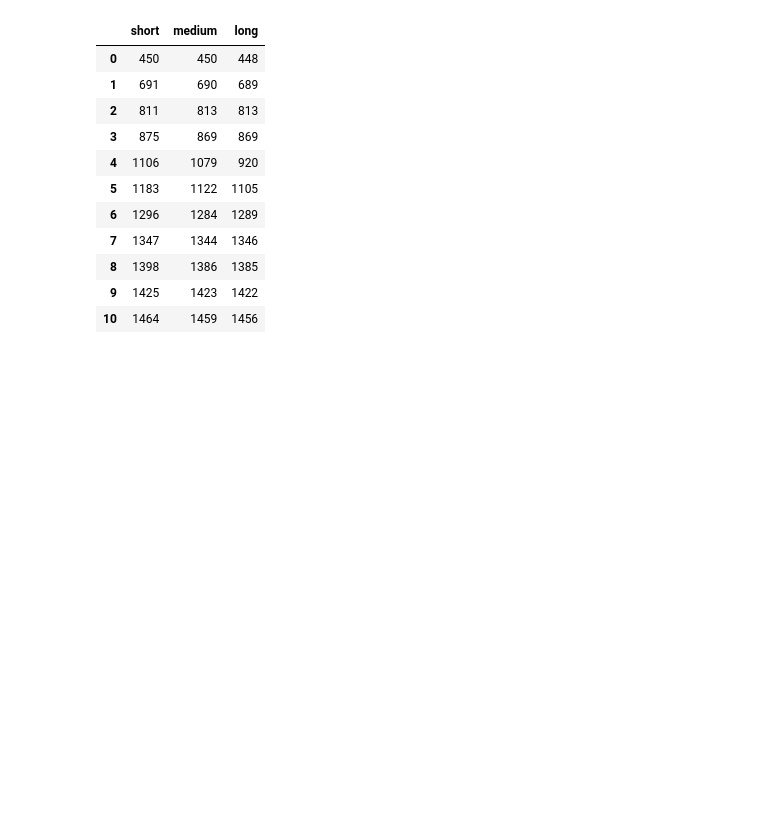
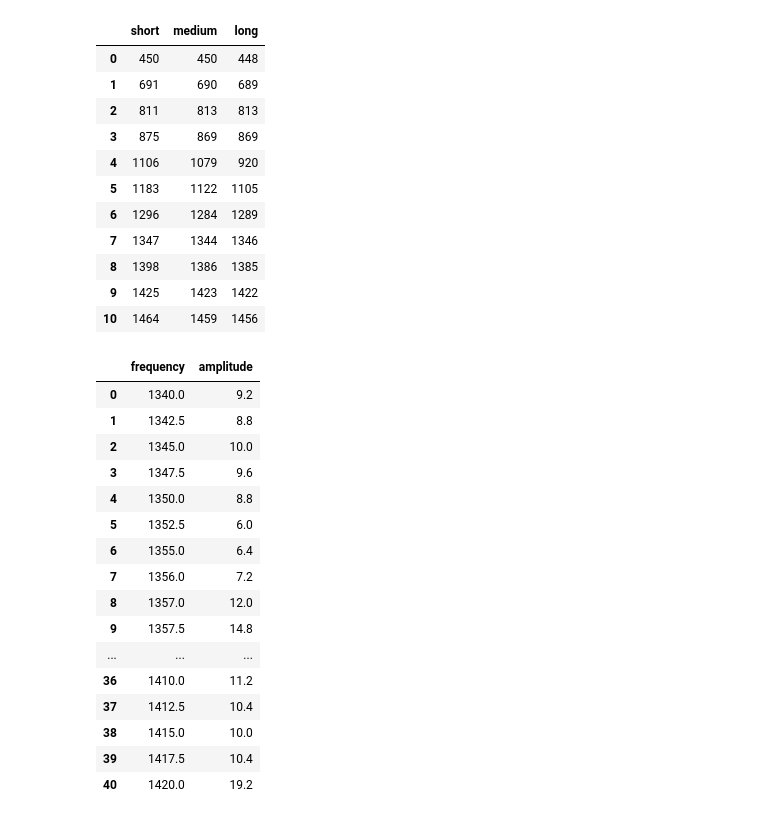
Before and after one commit to declan-healy/acoustic-resonant-chamber, a Jupyter notebook: M2_Normal_modes_in_an_acoustic_chamber.ipynb, the cells around one changed output. Saved outputs shown, nothing was run; the diff lists cells and outputs as text; code cells hidden in the pictures; blank space fills up the shorter version.

```diff
--- a/M2_Normal_modes_in_an_acoustic_chamber.ipynb
+++ b/M2_Normal_modes_in_an_acoustic_chamber.ipynb
@@ -67,3 +51,24 @@ measured
 | 8 | 1398 | 1386 | 1385 |
 | 9 | 1425 | 1423 | 1422 |
 | 10 | 1464 | 1459 | 1456 |
+# %%
+short = pd.read_csv("short.csv", usecols = ['frequency', 'amplitude'])
+short
+# %% [output]
+|  | frequency | amplitude |
+| 0 | 1340.0 | 9.2 |
+| 1 | 1342.5 | 8.8 |
+| 2 | 1345.0 | 10.0 |
+| 3 | 1347.5 | 9.6 |
+| 4 | 1350.0 | 8.8 |
+| 5 | 1352.5 | 6.0 |
+| 6 | 1355.0 | 6.4 |
+| 7 | 1356.0 | 7.2 |
+| 8 | 1357.0 | 12.0 |
+| 9 | 1357.5 | 14.8 |
+| ... | ... | ... |
+| 36 | 1410.0 | 11.2 |
+| 37 | 1412.5 | 10.4 |
+| 38 | 1415.0 | 10.0 |
+| 39 | 1417.5 | 10.4 |
+| 40 | 1420.0 | 19.2 |
```
Also changed, not shown: parts of 9 cells of this notebook.
